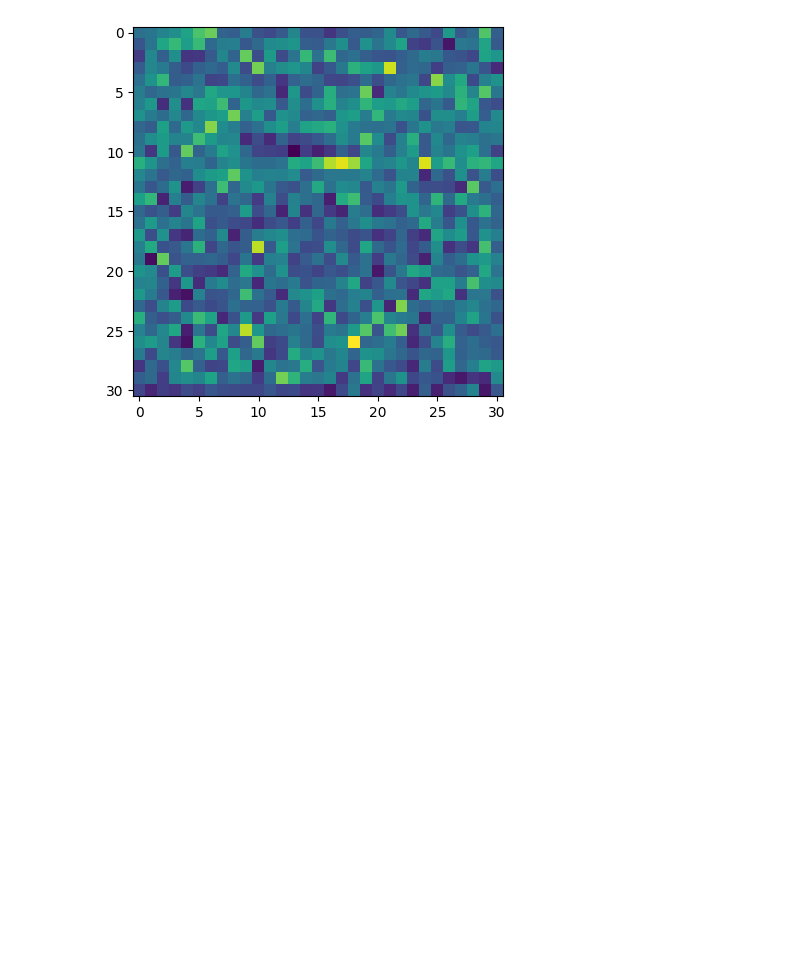
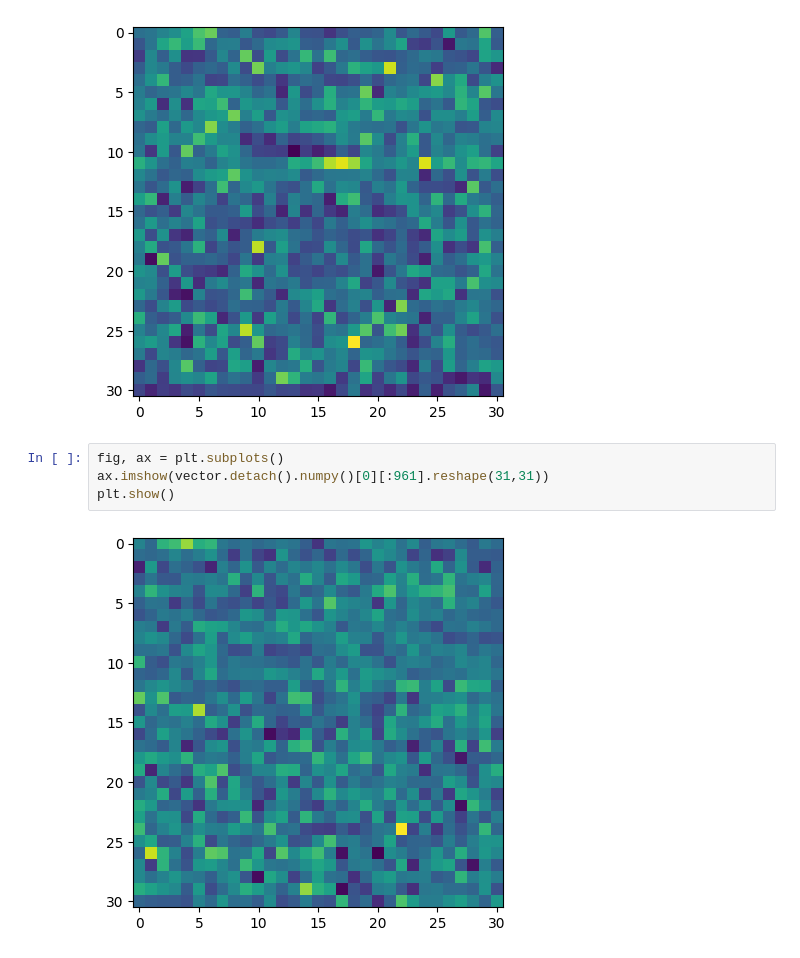
Before and after one commit to alv31415/contrastive-map, a Jupyter notebook: src/contrastive_nn.ipynb, the cells around one changed output. Cells and saved outputs as stored; diff of their text form; blank space fills up the shorter version.

```diff
--- a/src/contrastive_nn.ipynb
+++ b/src/contrastive_nn.ipynb
@@ -300,3 +360,9 @@ ax.imshow(vector.detach().numpy()[0][:961].reshape(31,31))
 plt.show()
 # %% [output]
 [figure]
+# %%
+fig, ax = plt.subplots()
+ax.imshow(vector.detach().numpy()[0][:961].reshape(31,31))
+plt.show()
+# %% [output]
+[figure, added]
```
Also changed, not shown: parts of 5 cells of this notebook, 1 other file.
